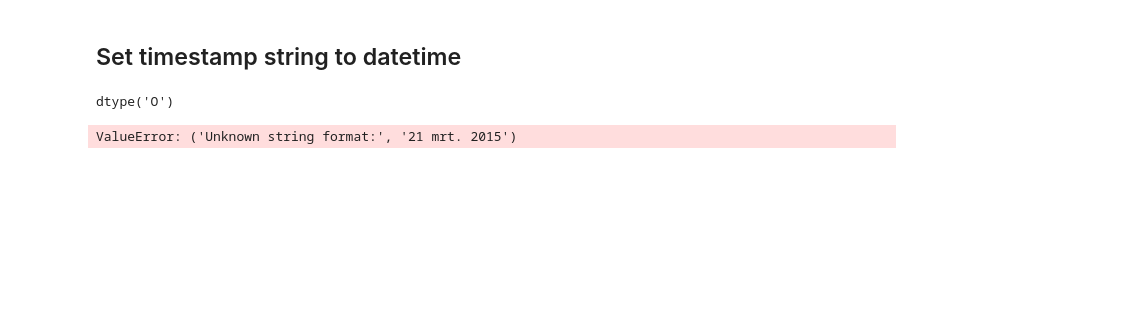
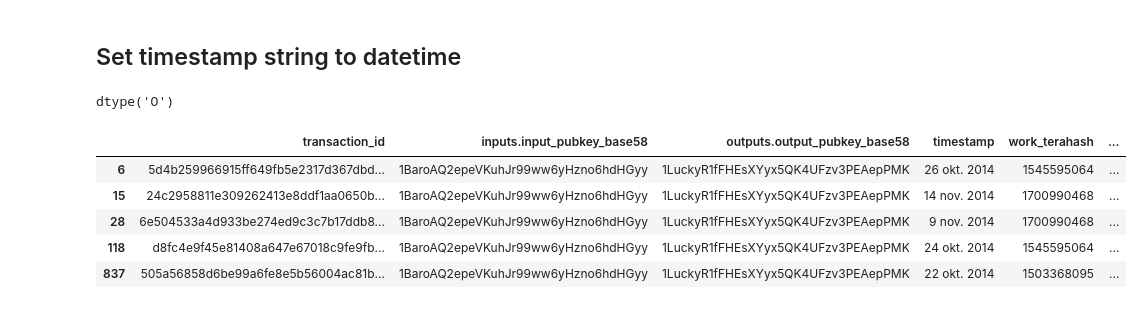
Before and after one commit to DURA18/MDC_2020, a Jupyter notebook: Final project/bitcoin_transaction_dataset.ipynb, the cells around one changed output. Cells and saved outputs as stored; diff of their text form; code cells hidden in the pictures; blank space fills up the shorter version.

```diff
--- a/Final project/bitcoin_transaction_dataset.ipynb
+++ b/Final project/bitcoin_transaction_dataset.ipynb
@@ -94,6 +94,13 @@ transaction_dataframe_without_null["timestamp"].dtype
 dtype('O')
 # %%
 #transaction_dataframe_without_null["timestamp"] = datetime.strptime('01-mei-11', '%d-%B-%yy')
-transaction_dataframe_without_null["timestamp"] = transaction_dataframe_without_null["timestamp"].astype("datetime64[ns]")
+#transaction_dataframe_without_null["timestamp"] = transaction_dataframe_without_null["timestamp"].astype("datetime64[ns]")
-# %% [output]
-ValueError: ('Unknown string format:', '21 mrt. 2015')
+# %%
+transaction_dataframe_without_null[transaction_dataframe_without_null["inputs.input_pubkey_base58"] == "1BaroAQ2epeVKuhJr99ww6yHzno6hdHGyy"].head()
+# %% [output]
+|  | transaction_id | inputs.input_pubkey_base58 | outputs.output_pubkey_base58 | timestamp | work_terahash | ... |
+| 6 | 5d4b259966915ff649fb5e2317d367dbd... | 1BaroAQ2epeVKuhJr99ww6yHzno6hdHGyy | 1LuckyR1fFHEsXYyx5QK4UFzv3PEAepPMK | 26 okt. 2014 | 1545595064 | ... |
+| 15 | 24c2958811e309262413e8ddf1aa0650b... | 1BaroAQ2epeVKuhJr99ww6yHzno6hdHGyy | 1LuckyR1fFHEsXYyx5QK4UFzv3PEAepPMK | 14 nov. 2014 | 1700990468 | ... |
+| 28 | 6e504533a4d933be274ed9c3c7b17ddb8... | 1BaroAQ2epeVKuhJr99ww6yHzno6hdHGyy | 1LuckyR1fFHEsXYyx5QK4UFzv3PEAepPMK | 9 nov. 2014 | 1700990468 | ... |
+| 118 | d8fc4e9f45e81408a647e67018c9fe9fb... | 1BaroAQ2epeVKuhJr99ww6yHzno6hdHGyy | 1LuckyR1fFHEsXYyx5QK4UFzv3PEAepPMK | 24 okt. 2014 | 1545595064 | ... |
+| 837 | 505a56858d6be99a6fe8e5b56004ac81b... | 1BaroAQ2epeVKuhJr99ww6yHzno6hdHGyy | 1LuckyR1fFHEsXYyx5QK4UFzv3PEAepPMK | 22 okt. 2014 | 1503368095 | ... |
```
Also changed, not shown: parts of 6 cells of this notebook.
